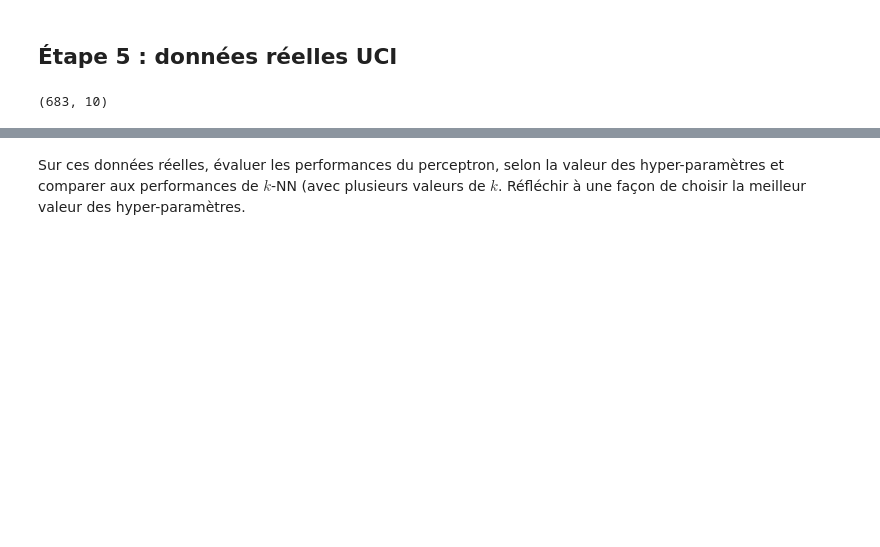
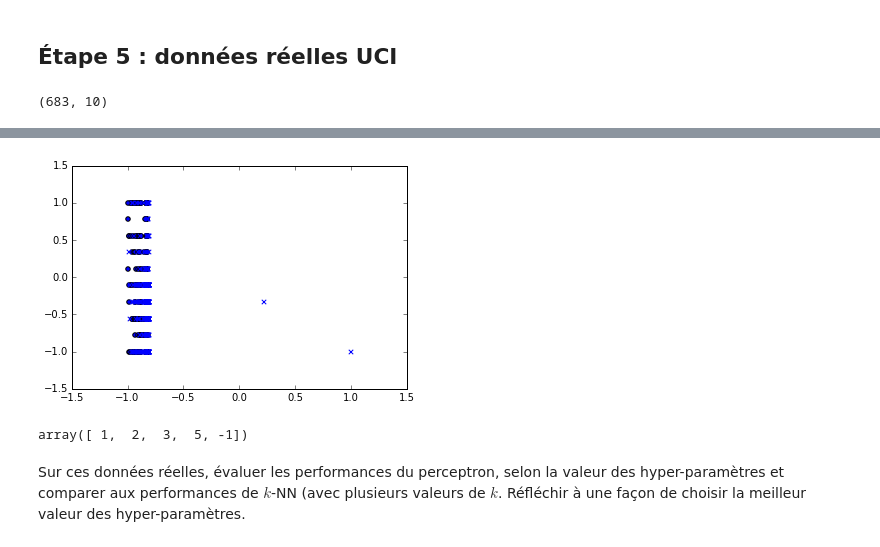
Before and after one commit to totogs/3I026, a Jupyter notebook: tme3/tp3.ipynb, the cells around one changed output, grey strips where cells are left out. Cells and saved outputs as stored; diff of their text form; code cells hidden in the pictures; blank space fills up the shorter version.

```diff
--- a/tme3/tp3.ipynb
+++ b/tme3/tp3.ipynb
@@ -264,3 +266,11 @@ ValueError: shapes (11,) and (3,) not aligned: 11 (dim 0) != 3 (dim 0)
+# %%
+plot2DSet(dataset_test)
+# %% [output]
+[figure, added]
+# %%
+np.hstack(([1,2,3,5], [-1]))
+# %% [output]
+array([ 1,  2,  3,  5, -1])
 # %% [markdown]
 Sur ces données réelles, évaluer les performances du perceptron, selon la valeur des hyper-paramètres et comparer aux performances de $k$-NN (avec plusieurs valeurs de $k$. Réfléchir à une façon de choisir la meilleur valeur des hyper-paramètres.
 # %% [markdown]
```
Also changed, not shown: parts of 5 cells of this notebook, 1 other file.
